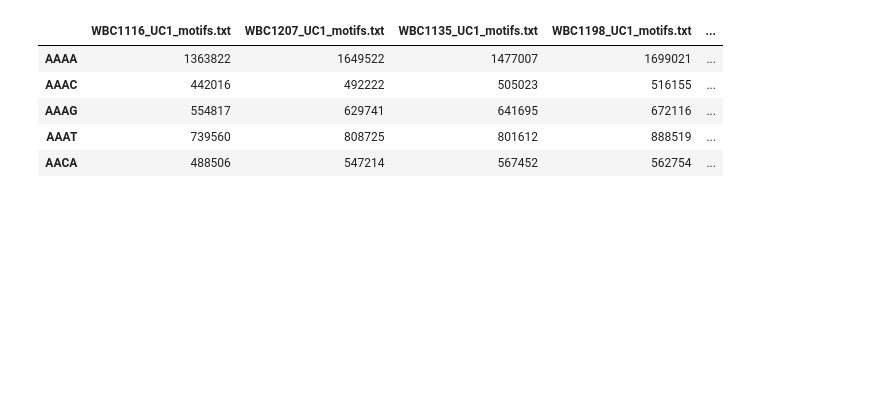
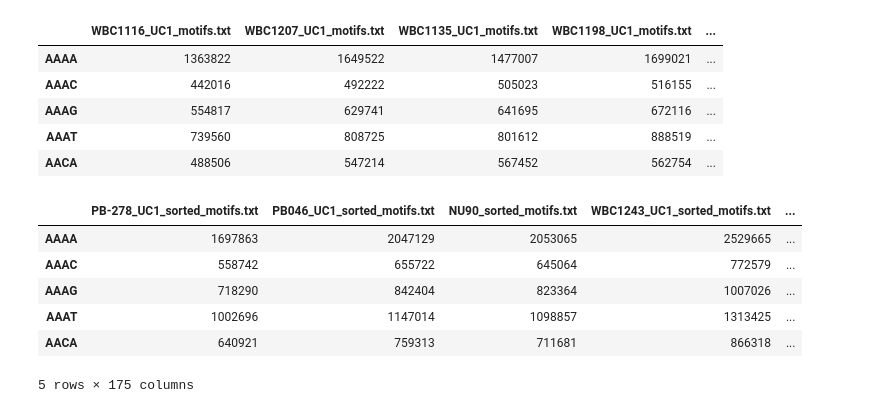
Before and after one commit to Irfanwustl/ResearchCode2_in_transition, a Jupyter notebook: Tissue_of_origin/combine_endmotif_results.ipynb, the cells around one changed output. Saved outputs shown, nothing was run; the diff lists cells and outputs as text; code cells hidden in the pictures; blank space fills up the shorter version.

```diff
--- a/Tissue_of_origin/combine_endmotif_results.ipynb
+++ b/Tissue_of_origin/combine_endmotif_results.ipynb
@@ -26,13 +36,22 @@ display (df2.head())
 # %%
 df1.columns = df1.columns.str.replace('dedup_Aligned_', '')
+df3.columns = df3.columns.str.replace('dedup_Aligned_', '')
 display(df1.head())
+display(df3.head())
 # %% [output]
 |  | WBC1116_UC1_motifs.txt | WBC1207_UC1_motifs.txt | WBC1135_UC1_motifs.txt | WBC1198_UC1_motifs.txt | ... |
 | AAAA | 1363822 | 1649522 | 1477007 | 1699021 | ... |
 | AAAC | 442016 | 492222 | 505023 | 516155 | ... |
 | AAAG | 554817 | 629741 | 641695 | 672116 | ... |
 | AAAT | 739560 | 808725 | 801612 | 888519 | ... |
 | AACA | 488506 | 547214 | 567452 | 562754 | ... |
+|  | PB-278_UC1_sorted_motifs.txt | PB046_UC1_sorted_motifs.txt | NU90_sorted_motifs.txt | WBC1243_UC1_sorted_motifs.txt | ... |
+| AAAA | 1697863 | 2047129 | 2053065 | 2529665 | ... |
+| AAAC | 558742 | 655722 | 645064 | 772579 | ... |
+| AAAG | 718290 | 842404 | 823364 | 1007026 | ... |
+| AAAT | 1002696 | 1147014 | 1098857 | 1313425 | ... |
+| AACA | 640921 | 759313 | 711681 | 866318 | ... |
+5 rows × 175 columns
 # %%
 print(df1.shape)
 print(df2.shape)
```
Also changed, not shown: parts of 4 cells of this notebook, 1 other file.
